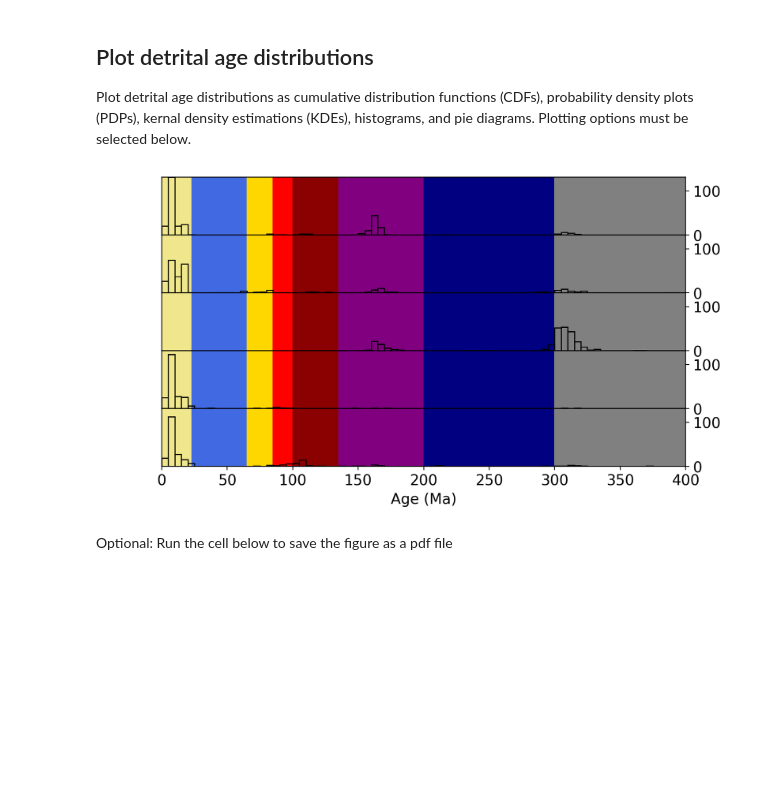
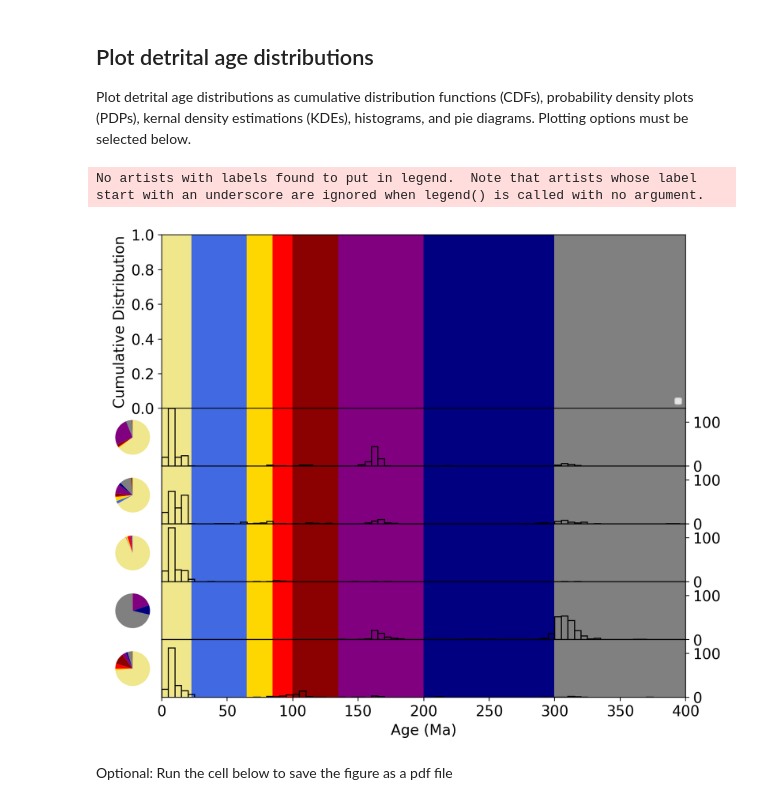
Before and after one commit to GrantPLong/AndesTG, a Jupyter notebook: Mataquito/Coastal_outcrop/detritalPy/detritalPy_coastal.ipynb, the cells around one changed output. Saved outputs shown, nothing was run; the diff lists cells and outputs as text; code cells hidden in the pictures; blank space fills up the shorter version.

```diff
--- a/Mataquito/Coastal_outcrop/detritalPy/detritalPy_coastal.ipynb
+++ b/Mataquito/Coastal_outcrop/detritalPy/detritalPy_coastal.ipynb
@@ -51,7 +51,7 @@ ages, errors, numGrains, labels = dFunc.sampleToData(sampleList, main_byid_df, s
 Plot detrital age distributions as cumulative distribution functions (CDFs), probability density plots (PDPs), kernal density estimations (KDEs), histograms, and pie diagrams. Plotting options must be selected below.
 # %%
 # Enter plot options below
-whatToPlot = 'relative' # Options: cumulative, relative, or both
+whatToPlot = 'both' # Options: cumulative, relative, or both
 separateSubplots = True # Set to True to plot each relative age distribution in a separate subplot (allows histogram and pie)
 
 # Specify the age range (Myr) that you want to plot
@@ -87,35 +87,36 @@ colorPDP = False # Will color PDP according to same coloration as used in CDF pl
 colorPDPbyAge = False # Will color PDP according to age populations if set to True
 
 plotColorBar = True # Color age categories as vertical bars, can add white bars to create blank space between other colored bars
 
 plotHist = True # Set to True to plot a histogram (only available when separateSubplots is True)
 b = 5 # Specify the histogram bin size (Myr)
 
-plotPIE = False # Will plot a pie diagram (only available when separateSubplots is True)
+plotPIE = True # Will plot a pie diagram (only available when separateSubplots is True)
 
 # Specify  age categories for colored KDE, PDP, and/or pie plots
 # Sharman et al. 2015 scheme
 agebins = [0, 23, 65, 85, 100, 135, 200, 300, 500, 4500]
 agebinsc = ['khaki','royalblue','gold','red','darkred','purple','navy','gray','saddlebrown']
 
 # Alternative way of specifying age bins
 agebins = [[0,23],[23,65],[65,85],[85,100],[100,135],[135,200],[200,300],[300,500],[500,4500]]
 agebinsc = ['khaki','royalblue','gold','red','darkred','purple','navy','gray','saddlebrown']
 
 plotAgePeaks = True # Will identify and plot age peaks
 agePeakOptions = ['KDE', 0.05, 5, 2, True] # [distType, threshold, minDist, minPeakSize, labels]
 
 # Plot PDP or KDE distributions as a heat map
 plotHeatMap = False
 heatMapType = 'KDE' # Options: 'PDP' or 'KDE'
 heatMap = 'inferno_r'
 
 fig = dFunc.plotAll(sampleList, ages, errors, numGrains, labels, whatToPlot, separateSubplots, plotCDF, plotCPDP, plotCKDE,
                     plotDKW, normPlots, plotKDE, colorKDE, colorKDEbyAge, plotPDP, colorPDP, colorPDPbyAge, plotColorBar,
                     plotHist, plotLog, plotPIE, x1, x2, b, bw, xdif, agebins, agebinsc, w, c, h, plotAgePeaks, agePeakOptions,
                     CDFlw=3, KDElw=1, PDPlw=1, bw_x=bw_x, plotHeatMap=plotHeatMap, heatMapType=heatMapType, heatMap=heatMap)
 # %% [output]
+No artists with labels found to put in legend.  Note that artists whose label start with an underscore are ignored when legend() is called with no argument.
-[figure, old version]
+[figure, new version]
 # %% [markdown]
 Optional: Run the cell below to save the figure as a pdf file
 # %%
```
Also changed, not shown: 2 other files.
